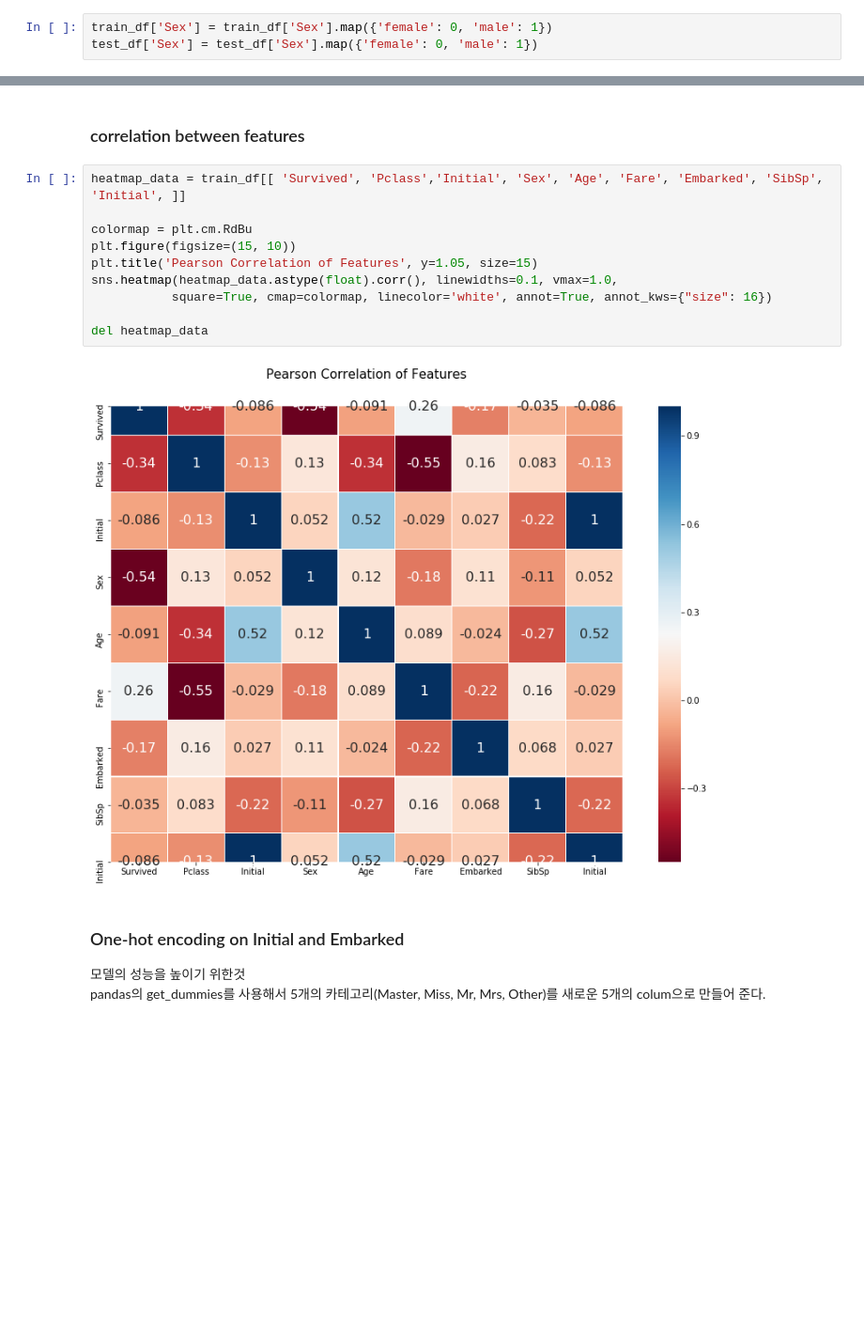
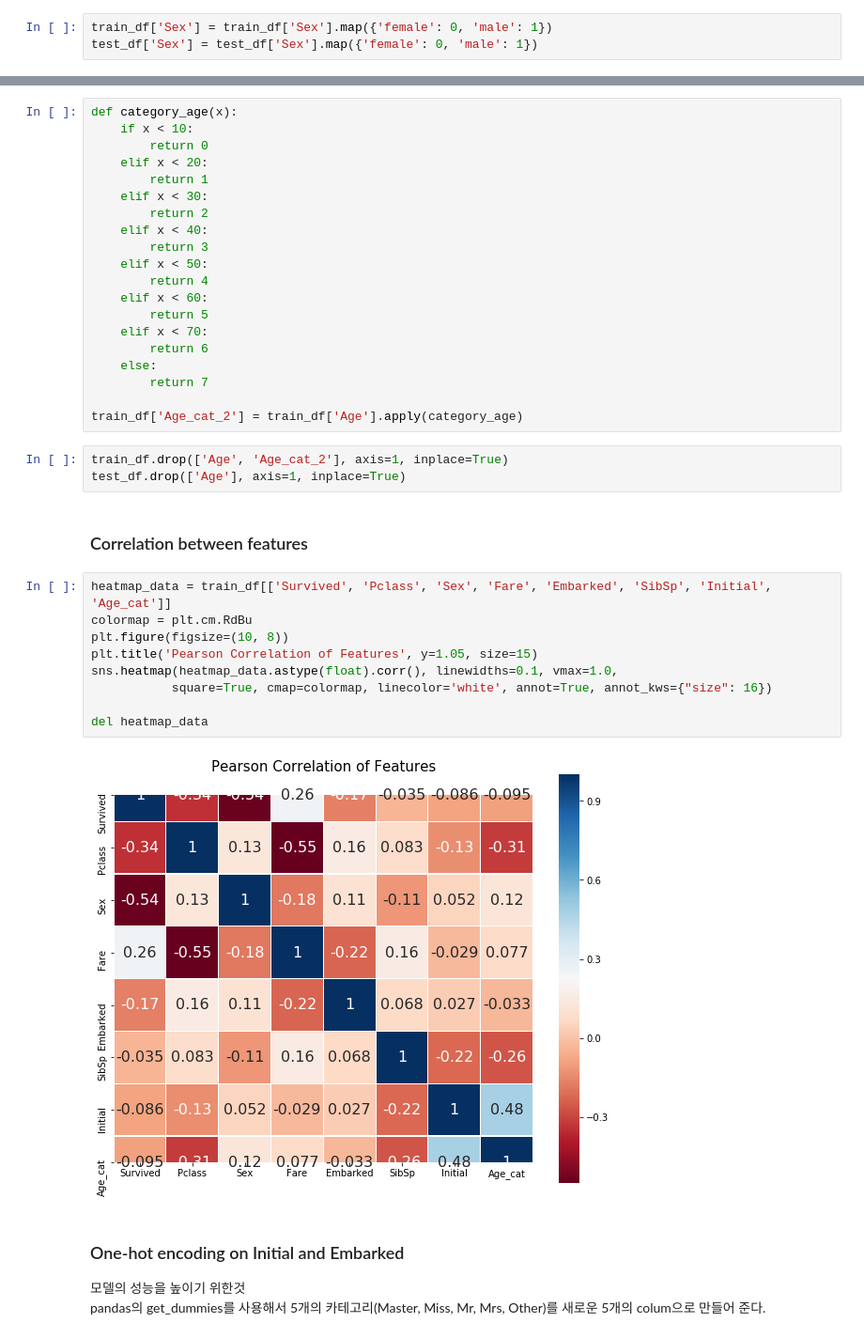
Before and after one commit to ellyheetov/kaggle_tatanic_classification, a Jupyter notebook: my_titanic_solution.ipynb, the cells around one changed output, grey strips where cells are left out. Shown at 94% size. Saved outputs shown, nothing was run; the diff lists cells and outputs as text; blank space fills up the shorter version.

```diff
--- a/my_titanic_solution.ipynb
+++ b/my_titanic_solution.ipynb
@@ -165,17 +187,39 @@ test_df['Sex'] = test_df['Sex'].map({'female': 0, 'male': 1})
+# %%
+def category_age(x):
+    if x < 10:
+        return 0
+    elif x < 20:
+        return 1
+    elif x < 30:
+        return 2
+    elif x < 40:
+        return 3
+    elif x < 50:
+        return 4
+    elif x < 60:
+        return 5
+    elif x < 70:
+        return 6
+    else:
+        return 7
+
+train_df['Age_cat_2'] = train_df['Age'].apply(category_age)
+# %%
+train_df.drop(['Age', 'Age_cat_2'], axis=1, inplace=True)
+test_df.drop(['Age'], axis=1, inplace=True)
 # %% [markdown]
-### correlation between features
+### Correlation between features
 # %%
-heatmap_data = train_df[[ 'Survived', 'Pclass','Initial', 'Sex', 'Age', 'Fare', 'Embarked', 'SibSp', 'Initial', ]]
-
+heatmap_data = train_df[['Survived', 'Pclass', 'Sex', 'Fare', 'Embarked', 'SibSp', 'Initial', 'Age_cat']]
 colormap = plt.cm.RdBu
-plt.figure(figsize=(15, 10))
+plt.figure(figsize=(10, 8))
 plt.title('Pearson Correlation of Features', y=1.05, size=15)
 sns.heatmap(heatmap_data.astype(float).corr(), linewidths=0.1, vmax=1.0,
            square=True, cmap=colormap, linecolor='white', annot=True, annot_kws={"size": 16})
 
 del heatmap_data
 # %% [output]
-[figure, old version]
+[figure, new version]
 # %% [markdown]
 ### One-hot encoding on Initial and Embarked
 
```
Also changed, not shown: parts of 7 cells of this notebook.
